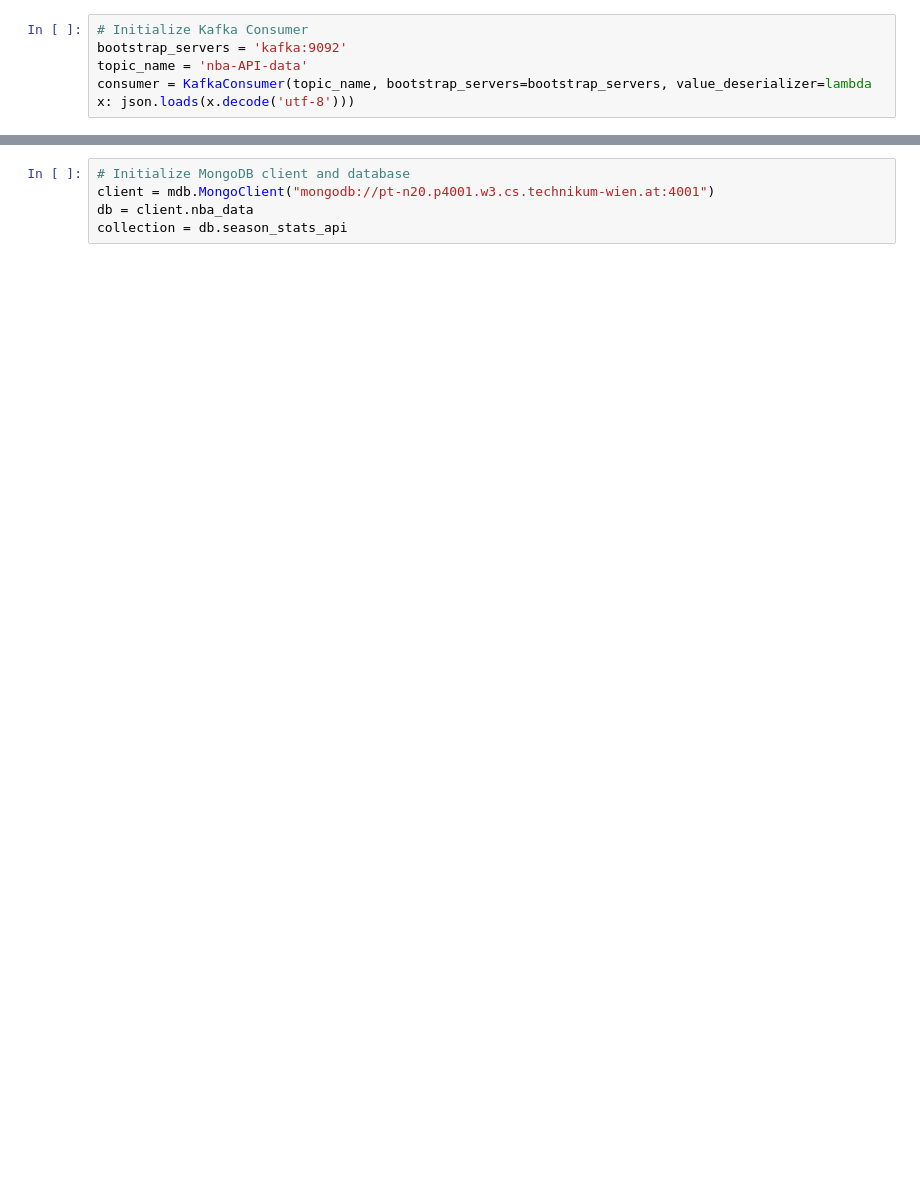
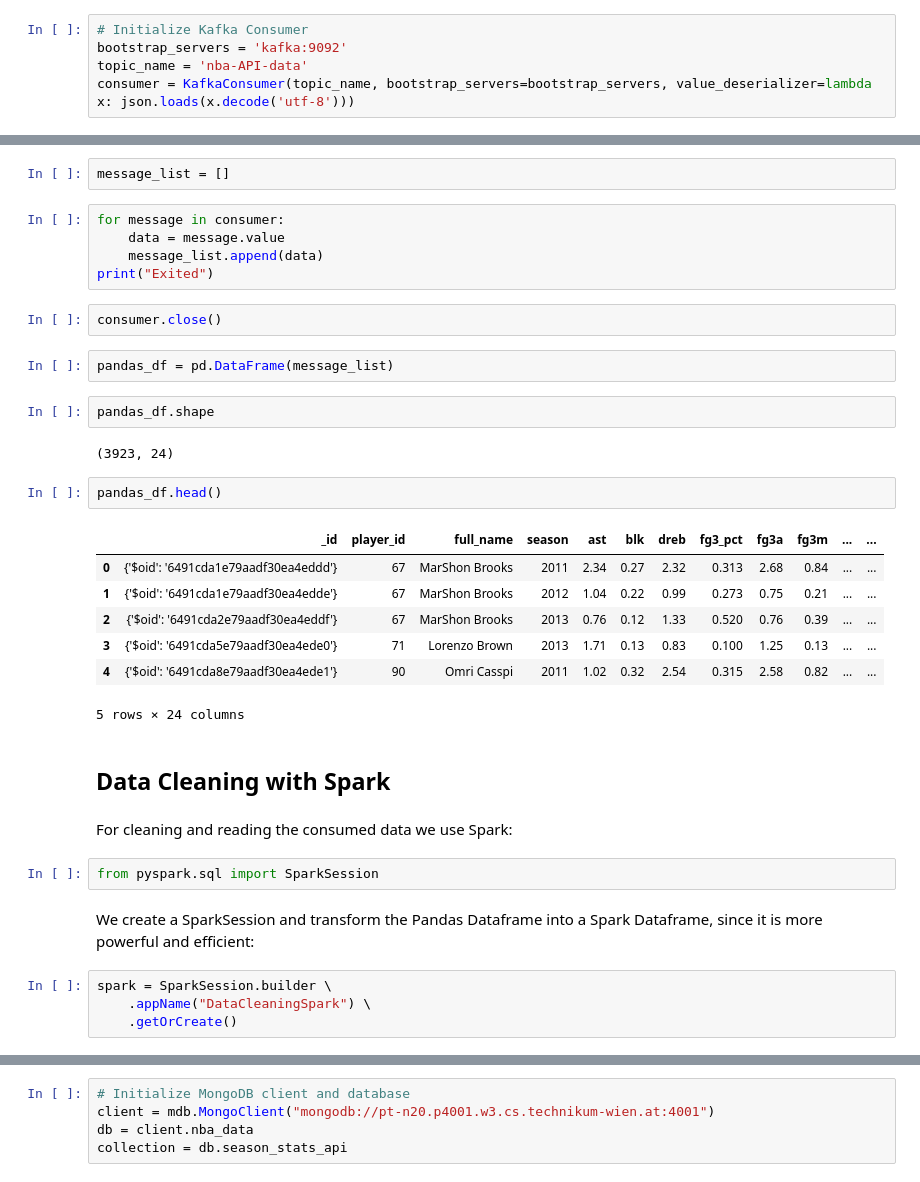
Before and after one commit to svfwan/BDENG-NBA-Data, a Jupyter notebook: Kafka API PubSub/NBA API Consumer.ipynb, the cells around one changed output, grey strips where cells are left out. Saved outputs shown, nothing was run; the diff lists cells and outputs as text; blank space fills up the shorter version.

```diff
--- a/Kafka API PubSub/NBA API Consumer.ipynb
+++ b/Kafka API PubSub/NBA API Consumer.ipynb
@@ -12,0 +18,37 @@ consumer = KafkaConsumer(topic_name, bootstrap_servers=bootstrap_servers, value_
+# %%
+message_list = []
+# %%
+for message in consumer:
+    data = message.value
+    message_list.append(data)
+print("Exited")
+# %%
+consumer.close()
+# %%
+pandas_df = pd.DataFrame(message_list)
+# %%
+pandas_df.shape
+# %% [output]
+(3923, 24)
+# %%
+pandas_df.head()
+# %% [output]
+|  | _id | player_id | full_name | season | ast | blk | dreb | fg3_pct | fg3a | fg3m | ... | ... |
+| 0 | {'$oid': '6491cda1e79aadf30ea4eddd'} | 67 | MarShon Brooks | 2011 | 2.34 | 0.27 | 2.32 | 0.313 | 2.68 | 0.84 | ... | ... |
+| 1 | {'$oid': '6491cda1e79aadf30ea4edde'} | 67 | MarShon Brooks | 2012 | 1.04 | 0.22 | 0.99 | 0.273 | 0.75 | 0.21 | ... | ... |
+| 2 | {'$oid': '6491cda2e79aadf30ea4eddf'} | 67 | MarShon Brooks | 2013 | 0.76 | 0.12 | 1.33 | 0.520 | 0.76 | 0.39 | ... | ... |
+| 3 | {'$oid': '6491cda5e79aadf30ea4ede0'} | 71 | Lorenzo Brown | 2013 | 1.71 | 0.13 | 0.83 | 0.100 | 1.25 | 0.13 | ... | ... |
+| 4 | {'$oid': '6491cda8e79aadf30ea4ede1'} | 90 | Omri Casspi | 2011 | 1.02 | 0.32 | 2.54 | 0.315 | 2.58 | 0.82 | ... | ... |
+5 rows × 24 columns
+# %% [markdown]
+## Data Cleaning with Spark
+# %% [markdown]
+For cleaning and reading the consumed data we use Spark:
+# %%
+from pyspark.sql import SparkSession
+# %% [markdown]
+We create a SparkSession and transform the Pandas Dataframe into a Spark Dataframe, since it is more powerful and efficient:
+# %%
+spark = SparkSession.builder \
+    .appName("DataCleaningSpark") \
+    .getOrCreate()
```
Also changed, not shown: parts of 33 cells of this notebook, 1 other file.
